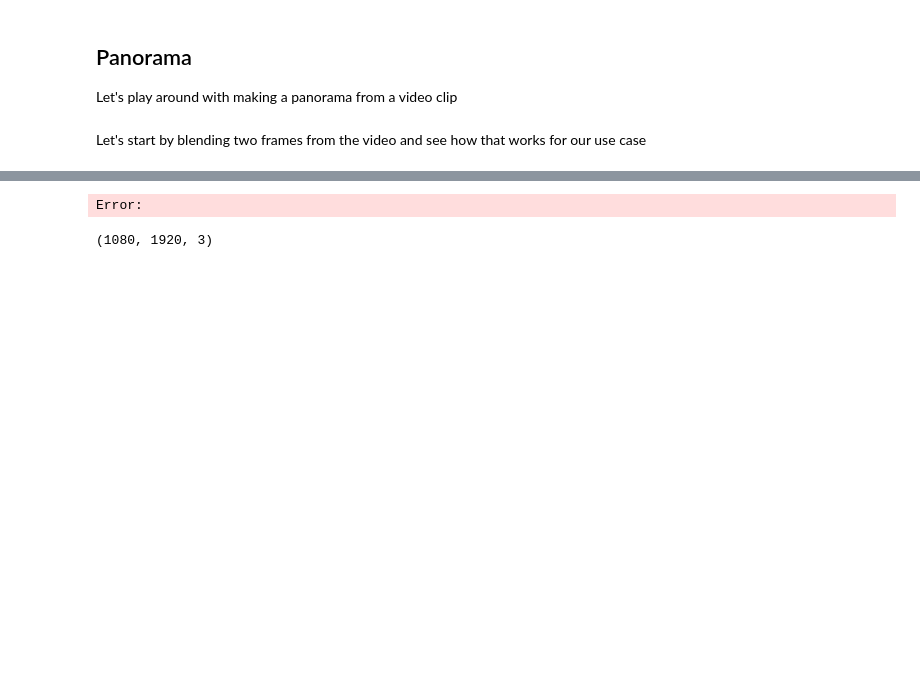
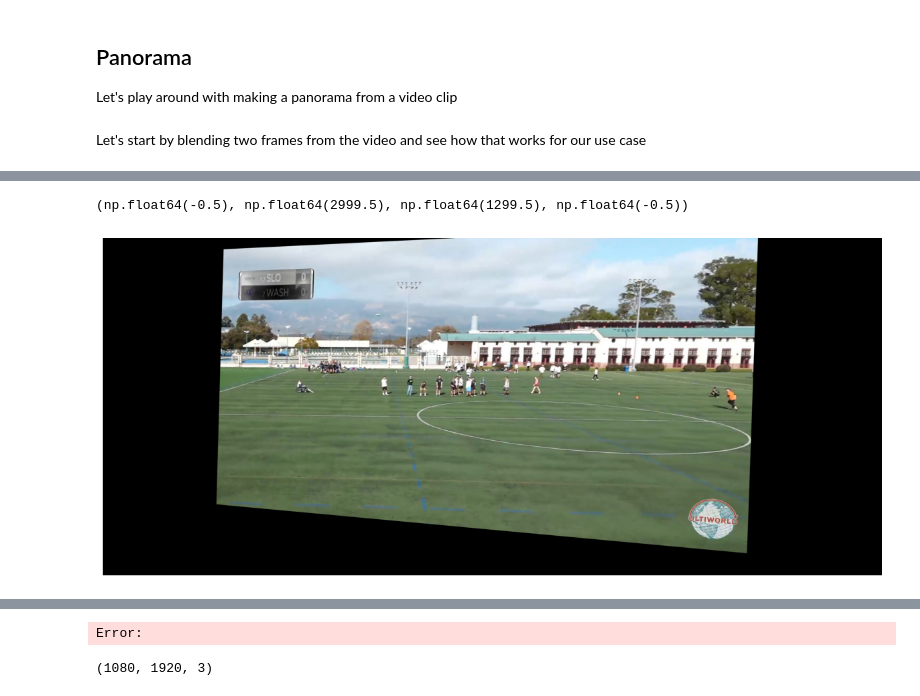
Before and after one commit to peterdobbs77/objectTracking_py, a Jupyter notebook: video_analysis.ipynb, the cells around one changed output, grey strips where cells are left out. Cells and saved outputs as stored; diff of their text form; code cells hidden in the pictures; blank space fills up the shorter version.

```diff
--- a/video_analysis.ipynb
+++ b/video_analysis.ipynb
@@ -157,0 +228,11 @@ Let's start by blending two frames from the video and see how that works for our
+# %%
+im3 = cv.imread('./images/input/clip-480.jpg')
+H = auto_homography(im3, projectedSource2, compute_homography)
+projectedSource3 = cv.warpPerspective(im2, H, (proj_w, proj_h))
+projectedSource3 = cv.cvtColor(projectedSource3, cv.COLOR_BGR2RGB)
+plt.figure(figsize=(15,40))
+plt.imshow(projectedSource3)
+plt.axis('off')
+# %% [output]
+(np.float64(-0.5), np.float64(2999.5), np.float64(1299.5), np.float64(-0.5))
+[figure, added]
```
Also changed, not shown: parts of 10 cells of this notebook.
